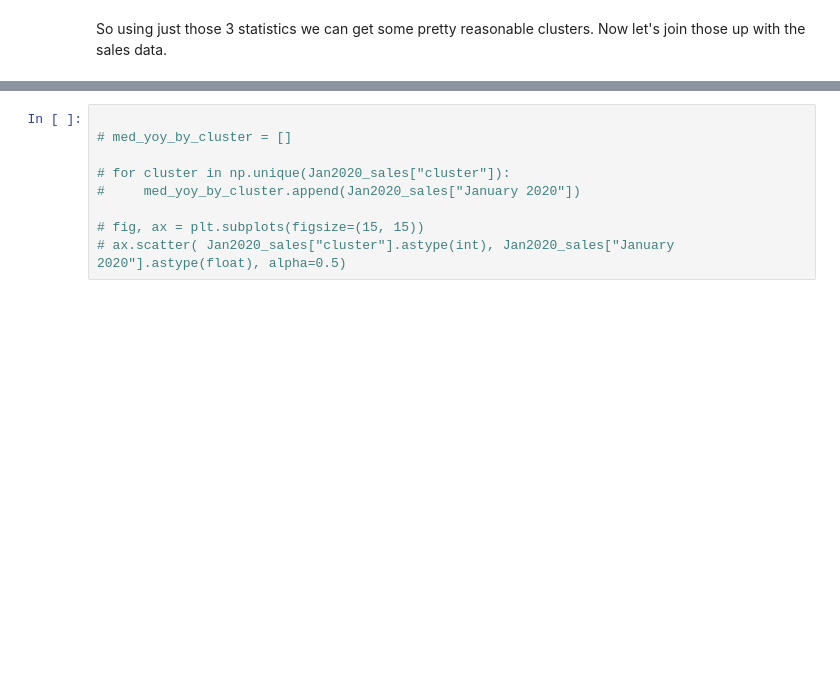
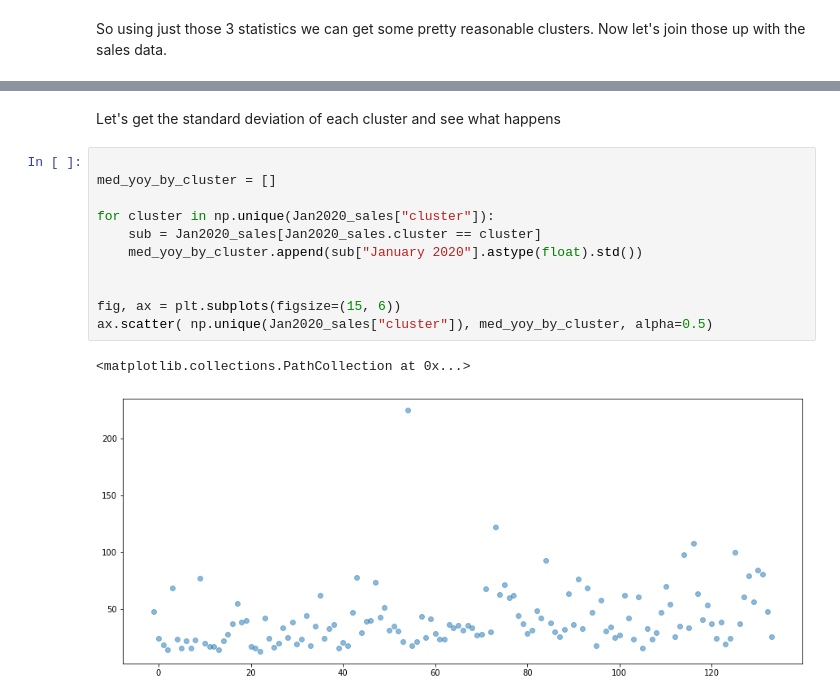
Before and after one commit to joshuajnoble/w207_group_project, a Jupyter notebook: demographics_clustering_DBSCAN.ipynb, the cells around one changed output, grey strips where cells are left out. Saved outputs shown, nothing was run; the diff lists cells and outputs as text; blank space fills up the shorter version.

```diff
--- a/demographics_clustering_DBSCAN.ipynb
+++ b/demographics_clustering_DBSCAN.ipynb
@@ -183,9 +182,16 @@ ax.scatter( Jan2020_sales["cluster"].astype(int), Jan2020_sales["January 2020"].
+# %% [markdown]
+Let's get the standard deviation of each cluster and see what happens
 # %%
 
-# med_yoy_by_cluster = []
+med_yoy_by_cluster = []
 
-# for cluster in np.unique(Jan2020_sales["cluster"]):
-#     med_yoy_by_cluster.append(Jan2020_sales["January 2020"])
+for cluster in np.unique(Jan2020_sales["cluster"]):
+    sub = Jan2020_sales[Jan2020_sales.cluster == cluster]
+    med_yoy_by_cluster.append(sub["January 2020"].astype(float).std())
 
-# fig, ax = plt.subplots(figsize=(15, 15))
-# ax.scatter( Jan2020_sales["cluster"].astype(int), Jan2020_sales["January 2020"].astype(float), alpha=0.5)
+
+fig, ax = plt.subplots(figsize=(15, 6))
+ax.scatter( np.unique(Jan2020_sales["cluster"]), med_yoy_by_cluster, alpha=0.5)
+# %% [output]
+<matplotlib.collections.PathCollection at 0x...>
+[figure, added]
```
Also changed, not shown: parts of 7 cells of this notebook.
